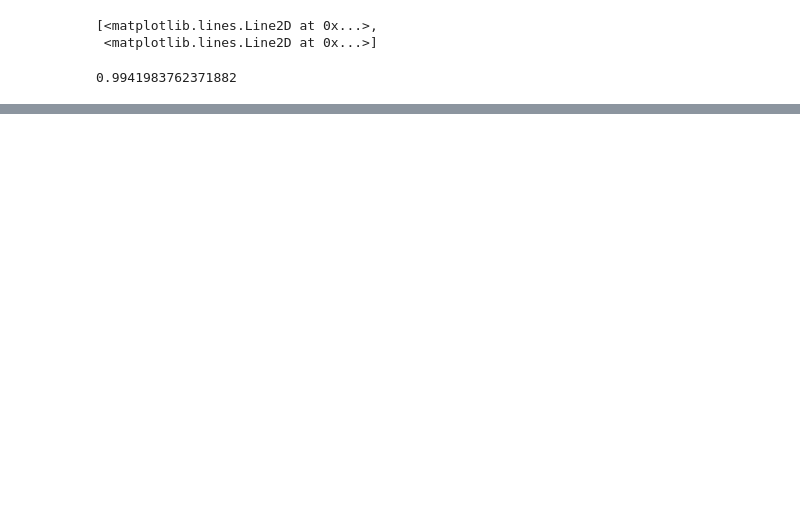
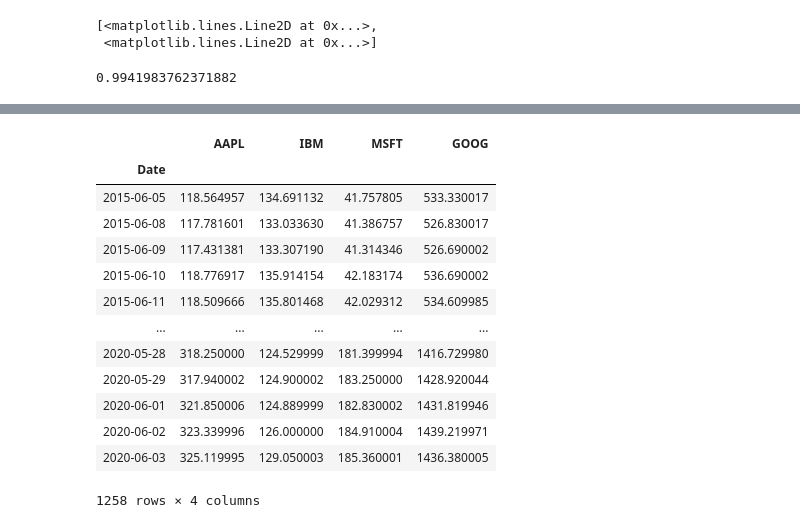
Before and after one commit to a29571508/PythonForDataAnalysis, a Jupyter notebook: 上課內容/sample26.ipynb, the cells around one changed output, grey strips where cells are left out. Saved outputs shown, nothing was run; the diff lists cells and outputs as text; code cells hidden in the pictures; blank space fills up the shorter version.

```diff
--- a/上課內容/sample26.ipynb
+++ b/上課內容/sample26.ipynb
@@ -175,0 +197,3 @@ correlation
+# %%
+all_data = {ticker:web.get_data_yahoo(ticker) for ticker in ['AAPL', 'IBM', 'MSFT', 'GOOG']}
+all_data
@@ -175,0 +218,18 @@ correlation
+# %%
+price = pd.DataFrame({ticker:data['Adj Close']for ticker, data in all_data.items()})
+price
+# %% [output]
+|  | AAPL | IBM | MSFT | GOOG |
+| Date |  |  |  |  |
+| 2015-06-05 | 118.564957 | 134.691132 | 41.757805 | 533.330017 |
+| 2015-06-08 | 117.781601 | 133.033630 | 41.386757 | 526.830017 |
+| 2015-06-09 | 117.431381 | 133.307190 | 41.314346 | 526.690002 |
+| 2015-06-10 | 118.776917 | 135.914154 | 42.183174 | 536.690002 |
+| 2015-06-11 | 118.509666 | 135.801468 | 42.029312 | 534.609985 |
+| ... | ... | ... | ... | ... |
+| 2020-05-28 | 318.250000 | 124.529999 | 181.399994 | 1416.729980 |
+| 2020-05-29 | 317.940002 | 124.900002 | 183.250000 | 1428.920044 |
+| 2020-06-01 | 321.850006 | 124.889999 | 182.830002 | 1431.819946 |
+| 2020-06-02 | 323.339996 | 126.000000 | 184.910004 | 1439.219971 |
+| 2020-06-03 | 325.119995 | 129.050003 | 185.360001 | 1436.380005 |
+1258 rows × 4 columns
```
Also changed, not shown: parts of 8 cells of this notebook.
